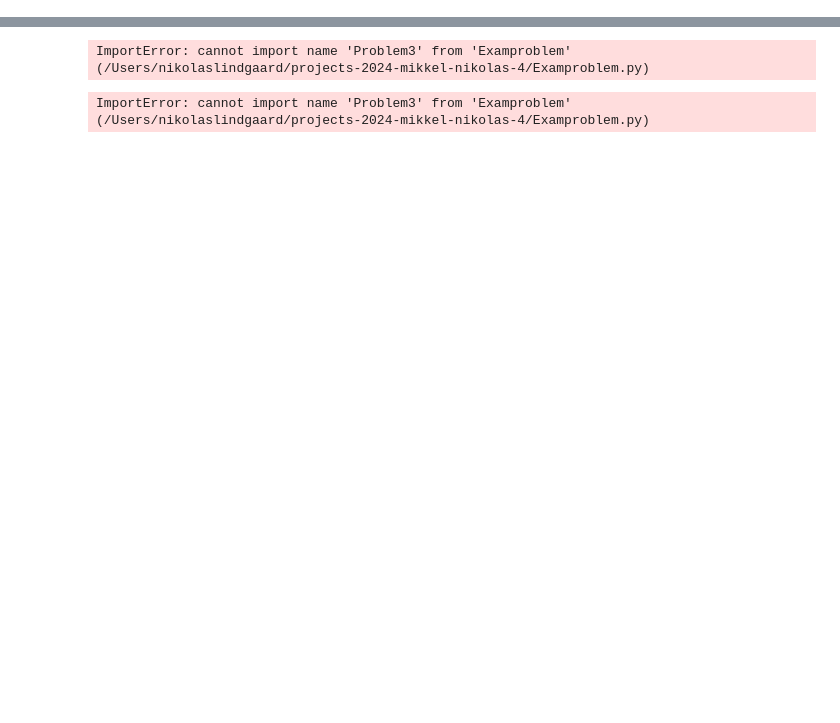
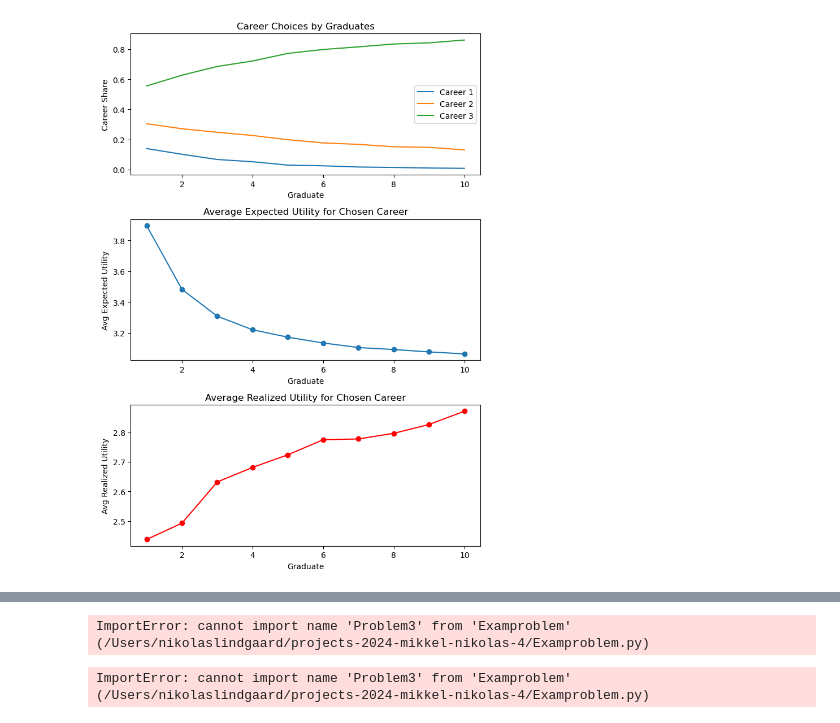
Before and after one commit to NumEconCopenhagen/projects-2024-mikkel-nikolas, a Jupyter notebook: Examfake.ipynb, the cells around one changed output, grey strips where cells are left out. Cells and saved outputs as stored; diff of their text form; code cells hidden in the pictures; blank space fills up the shorter version.

```diff
--- a/Examfake.ipynb
+++ b/Examfake.ipynb
@@ -0,0 +75,70 @@
+# %%
+import numpy as np
+import matplotlib.pyplot as plt
+from types import SimpleNamespace
+
+# Define parameters
+params = SimpleNamespace()
+params.J = 3  # Number of career tracks
+params.N = 10  # Number of graduates
+params.K = 10000  # Number of simulations
+params.sigma = 2  # Standard deviation for utility noise
+params.v = np.array([1, 2, 3])  # Base utilities for each career
+
+# Arrays to store the results
+selected_careers = np.zeros((params.N, params.K), dtype=int)
+expected_utilities = np.zeros((params.N, params.K))
+actual_utilities = np.zeros((params.N, params.K))
+
+# Simulation loop
+for simulation in range(params.K):
+    for graduate in range(1, params.N + 1):
+        num_friends = graduate  # Number of friends each graduate has
+        noise_friends = np.random.normal(0, params.sigma, (params.J, num_friends))  # Noise for friends' utilities
+        expected_utility = params.v + np.mean(noise_friends, axis=1)  # Expected utility for each career
+
+        personal_noise = np.random.normal(0, params.sigma, params.J)  # Noise for the graduate's utilities
+        best_career = np.argmax(expected_utility)  # Select the career with the highest expected utility
+
+        selected_careers[graduate - 1, simulation] = best_career
+        expected_utilities[graduate - 1, simulation] = expected_utility[best_career]
+        actual_utilities[graduate - 1, simulation] = params.v[best_career] + personal_noise[best_career]
+
+# Calculate the proportion of graduates choosing each career
+career_shares = np.zeros((params.N, params.J))
+for graduate in range(params.N):
+    for career in range(params.J):
+        career_shares[graduate, career] = np.mean(selected_careers[graduate] == career)
+
+avg_expected_utilities = np.mean(expected_utilities, axis=1)
+avg_actual_utilities = np.mean(actual_utilities, axis=1)
+
+# Plotting the results
+fig, axes = plt.subplots(3, 1, figsize=(7, 10))
+
+graduates = np.arange(1, params.N + 1)
+
+# Share of graduates choosing each career
+for career in range(params.J):
+    axes[0].plot(graduates, career_shares[:, career], label=f'Career {career + 1}')
+axes[0].set_xlabel('Graduate')
+axes[0].set_ylabel('Career Share')
+axes[0].set_title('Career Choices by Graduates')
+axes[0].legend()
+
+# Average expected utility
+axes[1].plot(graduates, avg_expected_utilities, marker='o')
+axes[1].set_xlabel('Graduate')
+axes[1].set_ylabel('Avg Expected Utility')
+axes[1].set_title('Average Expected Utility for Chosen Career')
+
+# Average realized utility
+axes[2].plot(graduates, avg_actual_utilities, marker='o', color='r')
+axes[2].set_xlabel('Graduate')
+axes[2].set_ylabel('Avg Realized Utility')
+axes[2].set_title('Average Realized Utility for Chosen Career')
+
+plt.tight_layout()
+plt.show()
+# %% [output]
+[figure, added]
```
Also changed, not shown: parts of 2 cells of this notebook, 1 other file.
